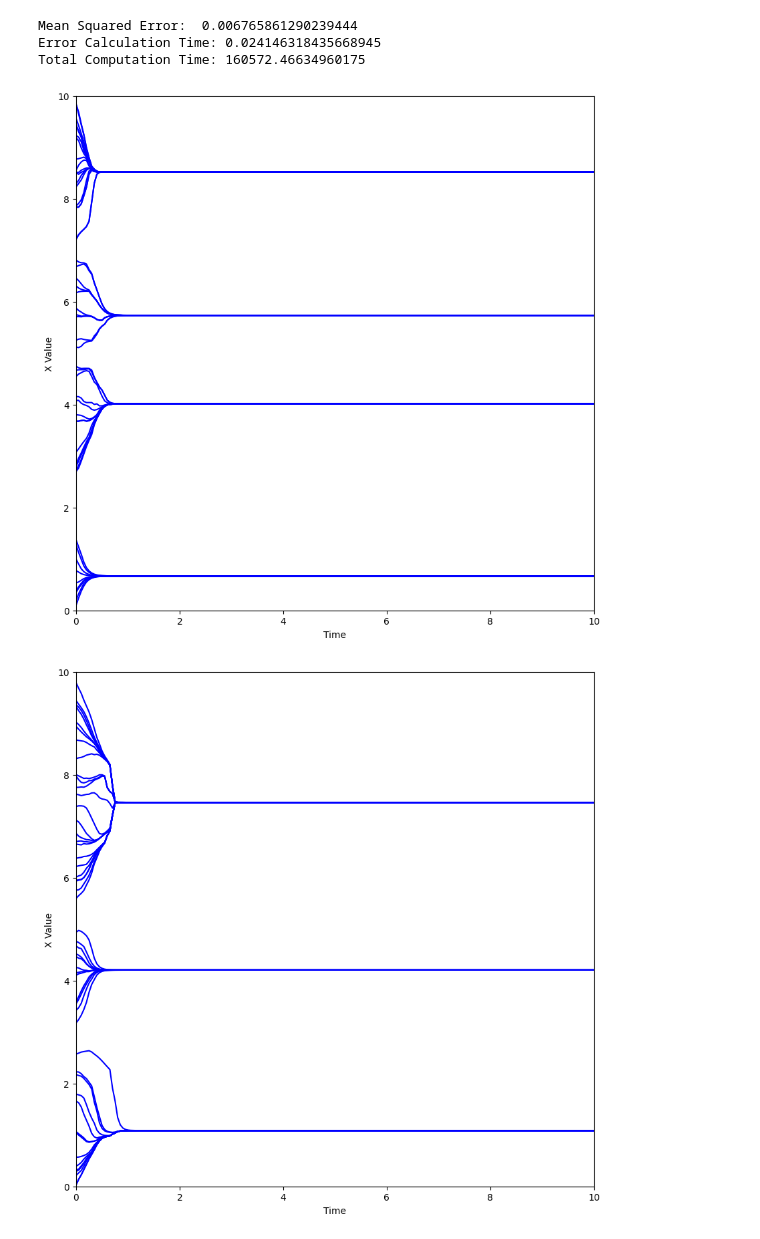
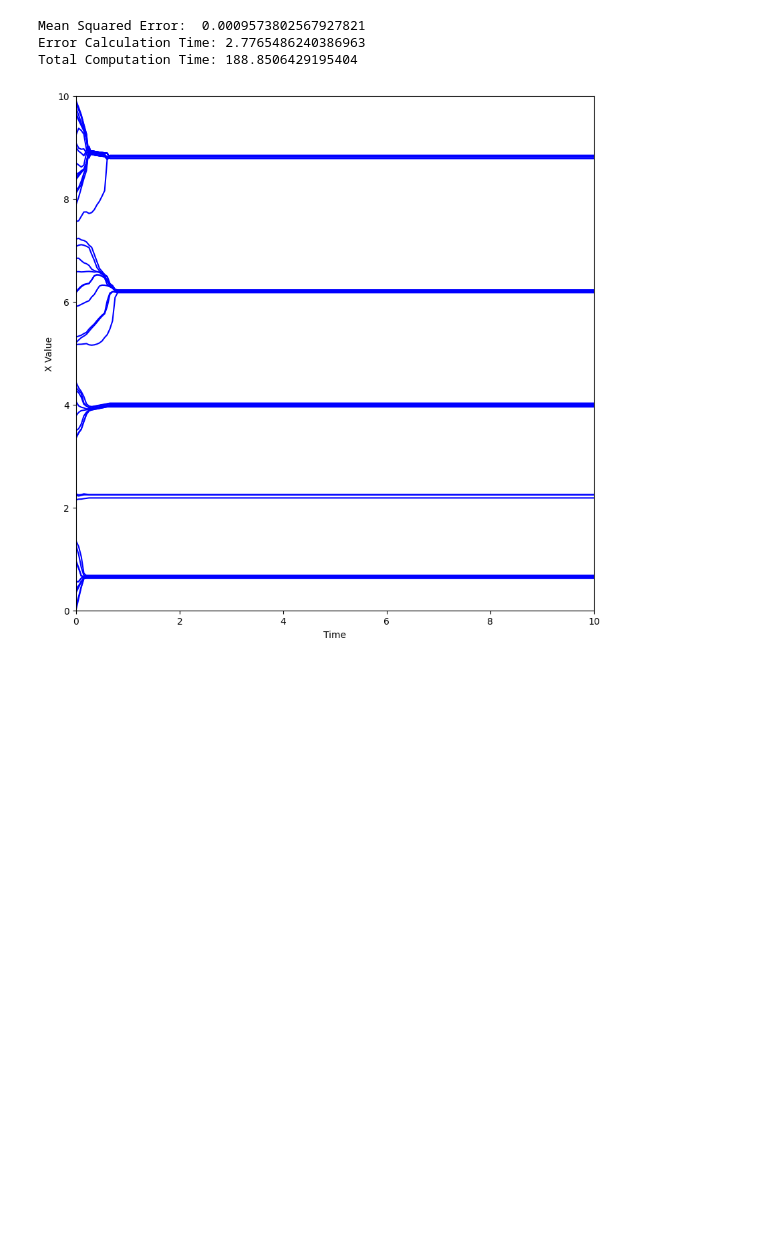
Before and after one commit to mlee3001/Trajectory-Research, a Jupyter notebook: OpinionDynamicsReverse.ipynb, the cells around one changed output. Drawn from its saved outputs; the diff is of its cells as text; code cells hidden in the pictures; blank space fills up the shorter version.

Commit message:
Updated OD Reverse with multiple trajectory version

```diff
--- a/OpinionDynamicsReverse.ipynb
+++ b/OpinionDynamicsReverse.ipynb
@@ -193,7 +194,7 @@ A_matrices = []
 b_vectors = []
 
 for i in range(len(learning_matrices)):
-    A_L_m, b_L_m = compute_regression_matrices(learning_matrices[i], trajectories[0].flatten(), t_steps, N)
+    A_L_m, b_L_m = compute_regression_matrices(learning_matrices[i], trajectories[i].flatten(), t_steps, N)
     A_matrices.append(A_L_m)
     b_vectors.append(b_L_m)
 
@@ -205,20 +206,17 @@ Regression Matrix Computation Time: 0.016637802124023438
 # %%
 #Solve Least Squares Problem
-#A_L = sum(A_matrices) / num_trajectories
-#b_L = sum(b_vectors) / num_trajectories
-a_optimals = []
-for i in range(len(learning_matrices)):
-    a_optimal, residuals, rank, s = np.linalg.lstsq(A_matrices[i], b_vectors[i], rcond=None) #Use Numpy function to optimize coefficients from A_L and b_L
-    a_optimals.append(a_optimal)
+A_L = sum(A_matrices) / num_trajectories
+b_L = sum(b_vectors) / num_trajectories
+a_optimal, residuals, rank, s = np.linalg.lstsq(A_L, b_L, rcond=None) #Use Numpy function to optimize coefficients from A_L and b_L
 
 #Generate predicted data using optimized coefficients
 predicted_trajectories = []
 mse_sum = 0
 for i in range(len(learning_matrices)):
-    predicted_data = np.dot(learning_matrices[i], a_optimals[i])
+    predicted_data = np.dot(learning_matrices[i], a_optimal)
     predicted_trajectories.append(predicted_data)
     #Compare observed and predicted values to find MSE
-    mse_sum += np.mean((trajectories[0].flatten() - predicted_data.flatten()) ** 2)
+    mse_sum += np.mean((trajectories[i].flatten() - predicted_data.flatten()) ** 2)
 
 #Get average mean squared error for all trajectories
 mse = mse_sum/(len(trajectories)*N*t_steps)
@@ -229,27 +227,21 @@ stop_time = time.time()
 print(f'Error Calculation Time: {stop_time-regression_time}')
 print(f'Total Computation Time: {stop_time-start_time}')
 # %% [output]
-Mean Squared Error:  0.006765861290239444
-Error Calculation Time: 0.024146318435668945
-Total Computation Time: 160572.46634960175
+Mean Squared Error:  0.0009573802567927821
+Error Calculation Time: 2.7765486240386963
+Total Computation Time: 188.8506429195404
 # %%
 #Create new interaction function utilizing the new coefficients
-interaction_functions = []
-for a_optimal in a_optimals:
-    def new_interaction_function(r, a_optimal = a_optimal):
-        num_basis_funcs = len(basis_functions_list[0])
-        coefs = a_optimal
-        total = 0
-        for i in range(num_basis_funcs):
-            total += coefs[i]*basis_functions_list[0][i](r)
-        return total
-    interaction_functions.append(new_interaction_function)
-
+def new_interaction_function(r, a_optimal = a_optimal):
+    num_basis_funcs = len(basis_functions_list[0])
+    coefs = a_optimal
+    total = 0
+    for i in range(num_basis_funcs):
+        total += coefs[i]*basis_functions_list[0][i](r)
+    return total
 
 #Generate a test trajectory and plot using new interaction function
-for interaction_function in interaction_functions:
-    test_trajectory = generate_trajectory(dim, N, t_span, t_steps, interaction_function)
-    plot_agent_paths(test_trajectory)
+test_trajectory = generate_trajectory(dim, N, t_span, t_steps, new_interaction_function)
+plot_agent_paths(test_trajectory)
 # %% [output]
-[figure, old version]
+[figure, new version]
-[figure, removed]
```
Also changed, not shown: parts of 5 cells of this notebook.
